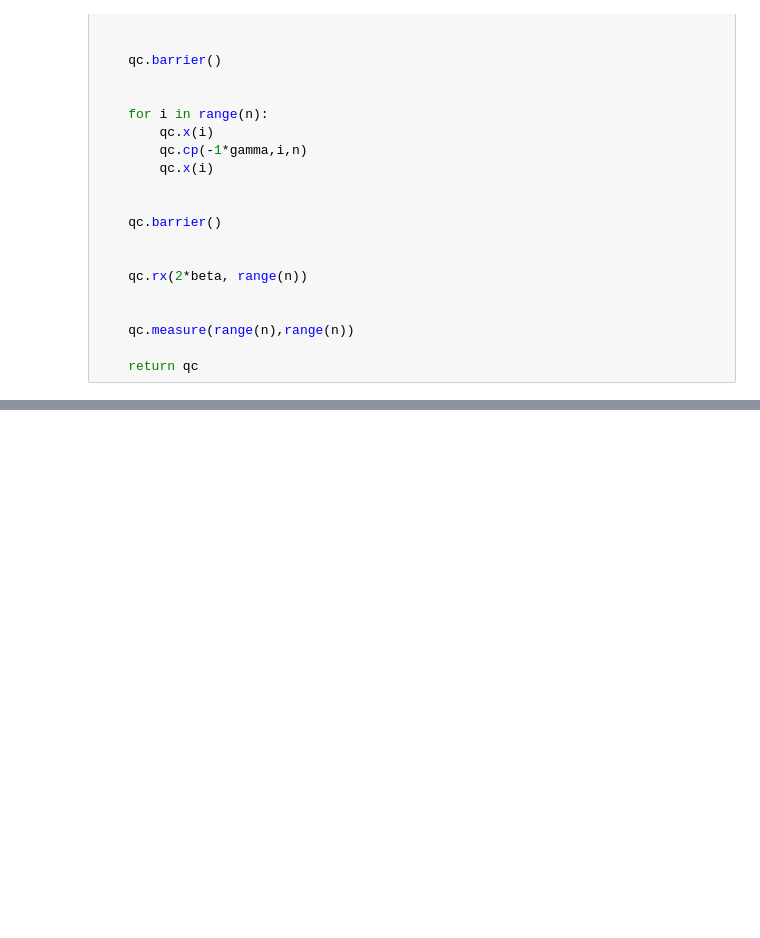
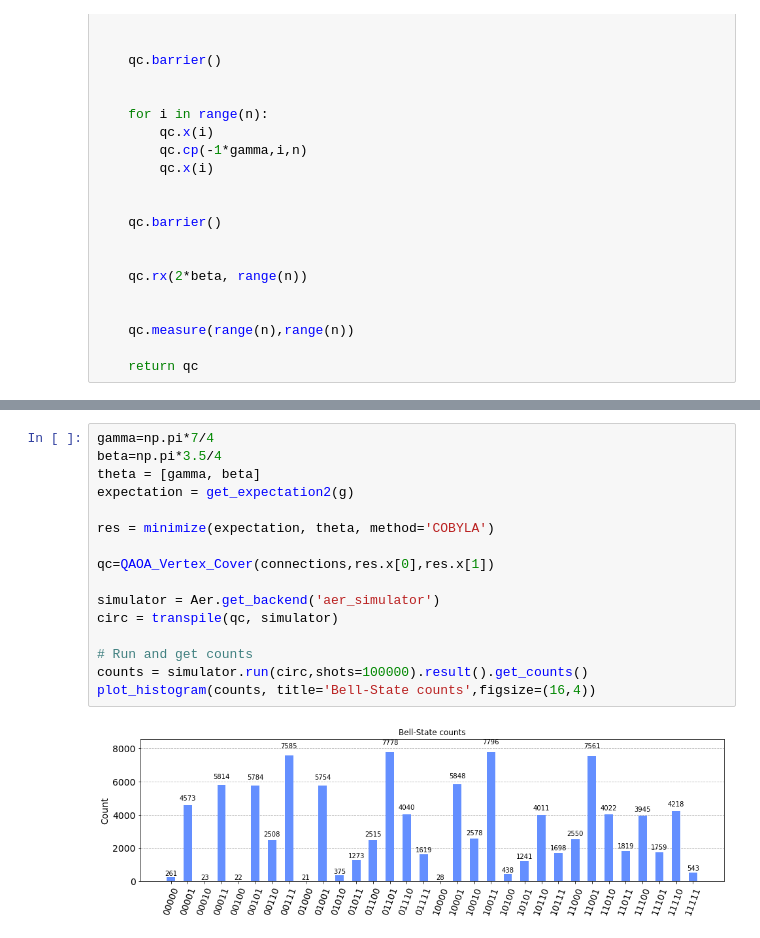
Before and after one commit to themehtaphysical/qaoa, a Jupyter notebook: QAOA Vertex Cover.ipynb, the cells around one changed output, grey strips where cells are left out. Cells and saved outputs as stored; diff of their text form; blank space fills up the shorter version.

```diff
--- a/QAOA Vertex Cover.ipynb
+++ b/QAOA Vertex Cover.ipynb
@@ -61,0 +220,18 @@ plot_histogram(counts, title='Bell-State counts',figsize=(16,4))
+# %%
+gamma=np.pi*7/4
+beta=np.pi*3.5/4
+theta = [gamma, beta]
+expectation = get_expectation2(g)
+
+res = minimize(expectation, theta, method='COBYLA')
+
+qc=QAOA_Vertex_Cover(connections,res.x[0],res.x[1])
+
+simulator = Aer.get_backend('aer_simulator')
+circ = transpile(qc, simulator)
+
+# Run and get counts
+counts = simulator.run(circ,shots=100000).result().get_counts()
+plot_histogram(counts, title='Bell-State counts',figsize=(16,4))
+# %% [output]
+[figure, added]
```
Also changed, not shown: parts of 7 cells of this notebook.
